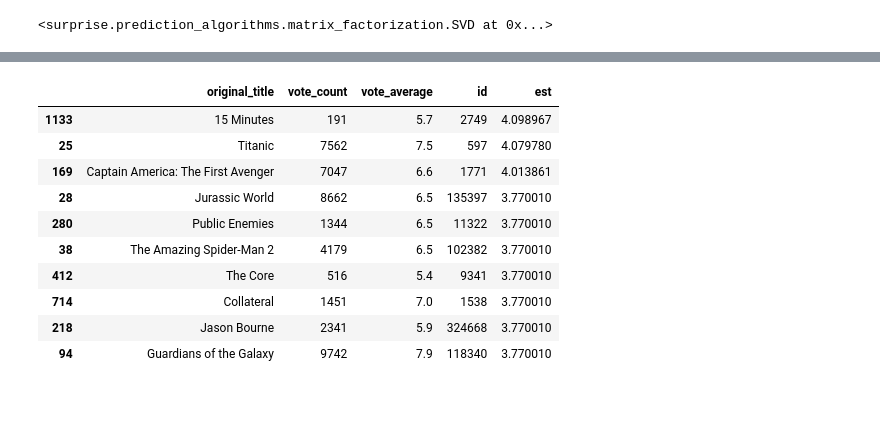
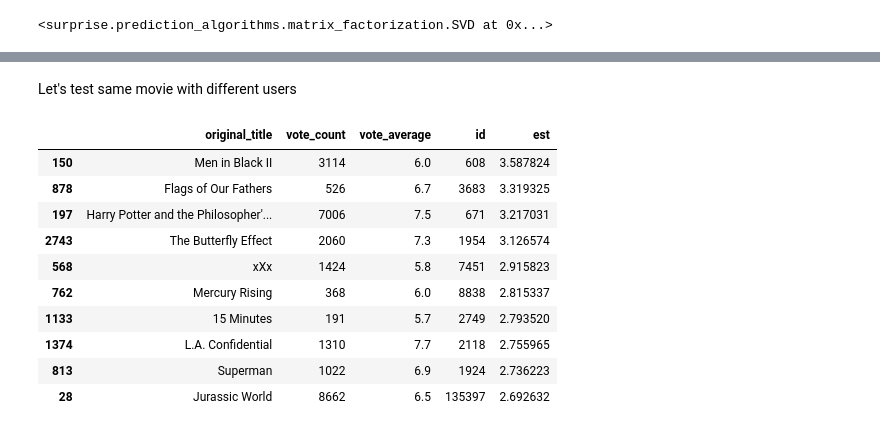
Before and after one commit to rbt15/MAT388E-Final-Project, a Jupyter notebook: Final.ipynb, the cells around one changed output, grey strips where cells are left out. Drawn from its saved outputs; the diff is of its cells as text; code cells hidden in the pictures; blank space fills up the shorter version.

```diff
--- a/Final.ipynb
+++ b/Final.ipynb
@@ -141,9 +175,9 @@ new_data.head(3)
 # %%
-new_data['genres'] = new_data['genres'].apply(lambda x: ' '.join(x))
-new_data['cast'] = new_data['cast'].apply(lambda x: ' '.join(x))
-new_data['crew'] = new_data['crew'].apply(lambda x: ' '.join(x))
-new_data['keywords'] = new_data['keywords'].apply(lambda x: ' '.join(x))
-new_data.head(3)
+extended_data['genres'] = extended_data['genres'].apply(lambda x: ' '.join(x))
+extended_data['cast'] = extended_data['cast'].apply(lambda x: ' '.join(x))
+extended_data['crew'] = extended_data['crew'].apply(lambda x: ' '.join(x))
+extended_data['keywords'] = extended_data['keywords'].apply(lambda x: ' '.join(x))
+extended_data.head(3)
 # %% [output]
 |  | budget | genres | homepage | id | keywords | original_language | original_title | overview | ... |
 | 0 | 237000000 | Action Adventure Fantasy Science ... | http://www.avatarmovie.com/ | 19995 | culture clash future space war sp... | en | Avatar | In the 22nd century, a paraplegic... | ... |
@@ -155,6 +189,6 @@ new_data.head(3)
 # %%
-new_data['concated_data'] = new_data['genres'] + ' ' + new_data['cast'] + ' ' + new_data['crew'] + ' ' + new_data['keywords']
-new_data.head(3)
+extended_data['concated_data'] = extended_data['genres'] + ' ' + extended_data['cast'] + ' ' + extended_data['crew'] + ' ' + extended_data['keywords']
+extended_data.head(3)
 # %% [output]
 |  | budget | genres | homepage | id | keywords | original_language | original_title | overview | ... |
 | 0 | 237000000 | Action Adventure Fantasy Science ... | http://www.avatarmovie.com/ | 19995 | culture clash future space war sp... | en | Avatar | In the 22nd century, a paraplegic... | ... |
@@ -164,5 +200,5 @@ new_data.head(3)
 # %%
-count_matrix = vectorizer.fit_transform(new_data['concated_data'])
+count_matrix = vectorizer.fit_transform(extended_data['concated_data'])
 count_matrix.shape
 # %% [output]
 (4803, 62236)
@@ -291,6 +348,6 @@ Prediction(uid=1, iid=302, r_ui=3, est=2.7293618417270564, details={'was_impossi
 # %%
-def hybrid(userId, title):
-    similars = get_movie_recommendation_with_similarities(title, cosine_similarity_for_concated_data, top=26)
+def composite(userId, title):
+    similars = get_movie_recommendation_with_similarities(title, cosine_similarity_for_concated_data, top=50)
     similar_indices = similars.index.tolist()
 
     movies = tmdb_all_data.iloc[similar_indices][['original_title', 'vote_count', 'vote_average', 'id']]
@@ -320,14 +357,16 @@ get_movie_recommendation_with_similarities('Avatar', cosine_similarity_for_conca
-# %%
-hybrid(5, 'Avatar')
-# %% [output]
-|  | original_title | vote_count | vote_average | id | est |
-| 1133 | 15 Minutes | 191 | 5.7 | 2749 | 4.098967 |
-| 25 | Titanic | 7562 | 7.5 | 597 | 4.079780 |
-| 169 | Captain America: The First Avenger | 7047 | 6.6 | 1771 | 4.013861 |
-| 28 | Jurassic World | 8662 | 6.5 | 135397 | 3.770010 |
-| 280 | Public Enemies | 1344 | 6.5 | 11322 | 3.770010 |
-| 38 | The Amazing Spider-Man 2 | 4179 | 6.5 | 102382 | 3.770010 |
-| 412 | The Core | 516 | 5.4 | 9341 | 3.770010 |
-| 714 | Collateral | 1451 | 7.0 | 1538 | 3.770010 |
-| 218 | Jason Bourne | 2341 | 5.9 | 324668 | 3.770010 |
-| 94 | Guardians of the Galaxy | 9742 | 7.9 | 118340 | 3.770010 |
+# %% [markdown]
+Let's test same movie with different users
+# %%
+composite(1, 'The Fast and the Furious')
+# %% [output]
+|  | original_title | vote_count | vote_average | id | est |
+| 150 | Men in Black II | 3114 | 6.0 | 608 | 3.587824 |
+| 878 | Flags of Our Fathers | 526 | 6.7 | 3683 | 3.319325 |
+| 197 | Harry Potter and the Philosopher'... | 7006 | 7.5 | 671 | 3.217031 |
+| 2743 | The Butterfly Effect | 2060 | 7.3 | 1954 | 3.126574 |
+| 568 | xXx | 1424 | 5.8 | 7451 | 2.915823 |
+| 762 | Mercury Rising | 368 | 6.0 | 8838 | 2.815337 |
+| 1133 | 15 Minutes | 191 | 5.7 | 2749 | 2.793520 |
+| 1374 | L.A. Confidential | 1310 | 7.7 | 2118 | 2.755965 |
+| 813 | Superman | 1022 | 6.9 | 1924 | 2.736223 |
+| 28 | Jurassic World | 8662 | 6.5 | 135397 | 2.692632 |
```
Also changed, not shown: parts of 43 cells of this notebook.
